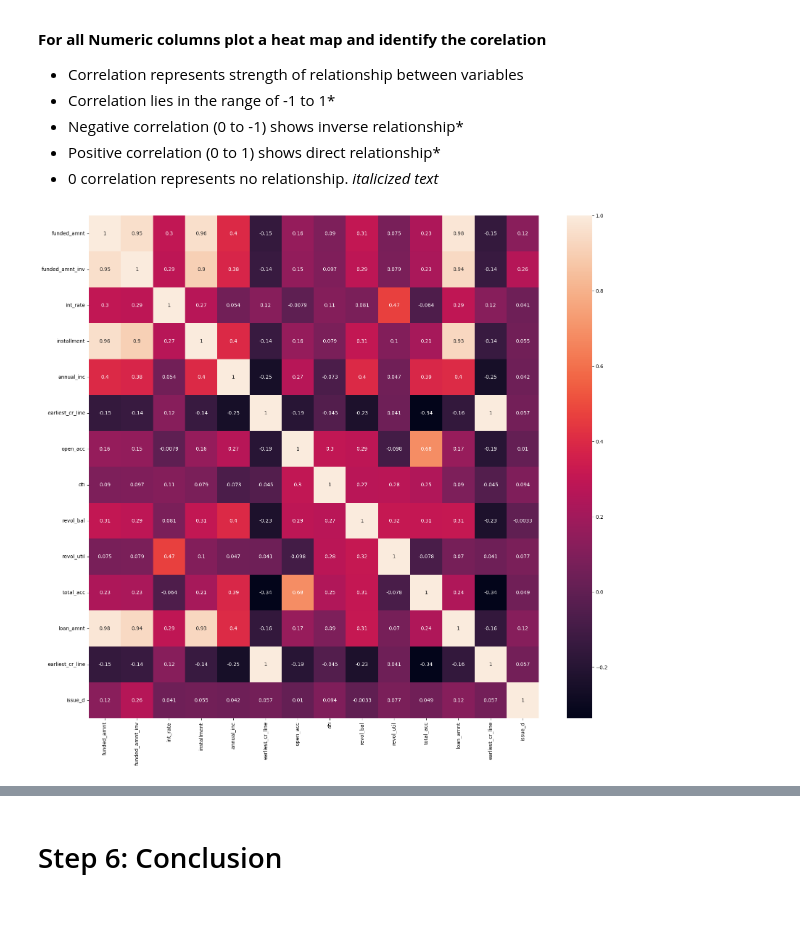
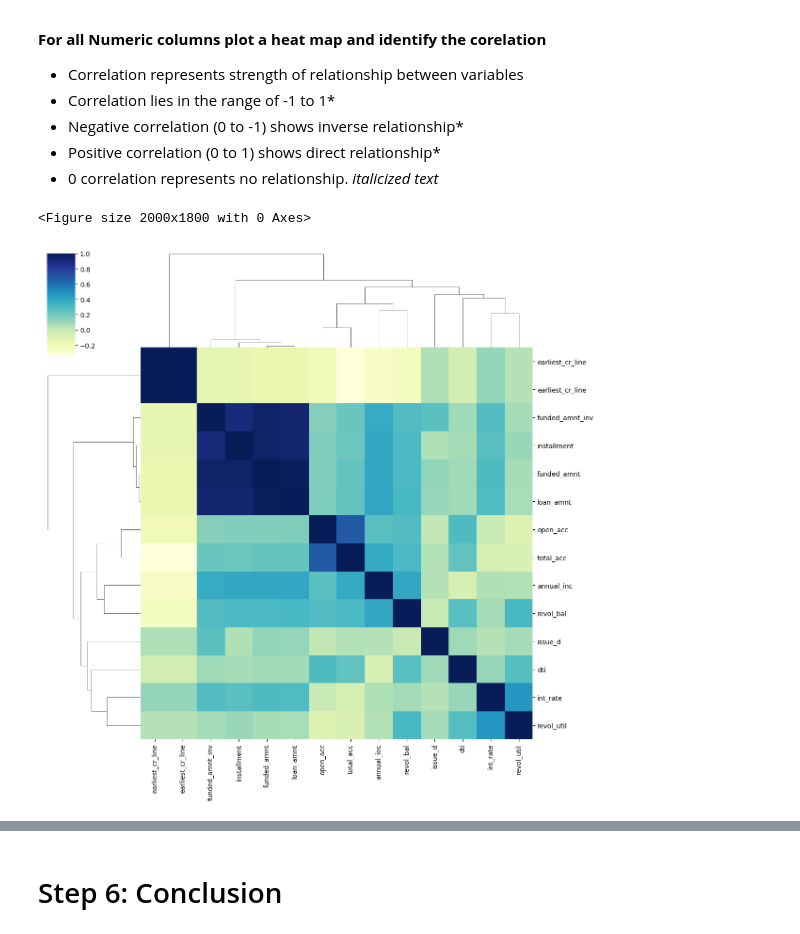
Before and after one commit to balu337/LendingClubRepo, a Jupyter notebook: LC_v1.ipynb, the cells around one changed output, grey strips where cells are left out. Saved outputs shown, nothing was run; the diff lists cells and outputs as text; code cells hidden in the pictures.

```diff
--- a/LC_v1.ipynb
+++ b/LC_v1.ipynb
@@ -823,8 +823,10 @@ Multivariate analysis is a statistical method used to analyze data involving mul
 # %%
 # Numerical variables: Compute and visualize correlation matrix
 numerical_data=df1[num_cols]
 plt.figure(figsize=(20,18))
-sns.heatmap(numerical_data.corr(),annot=True)
+# sns.heatmap(numerical_data.corr(),annot=True)
+sns.clustermap(numerical_data.corr(), cmap='YlGnBu', figsize=(12,12))
 plt.show()
 # %% [output]
+<Figure size 2000x1800 with 0 Axes>
-[figure, old version]
+[figure, new version]
```
Also changed, not shown: parts of 2 cells of this notebook.
